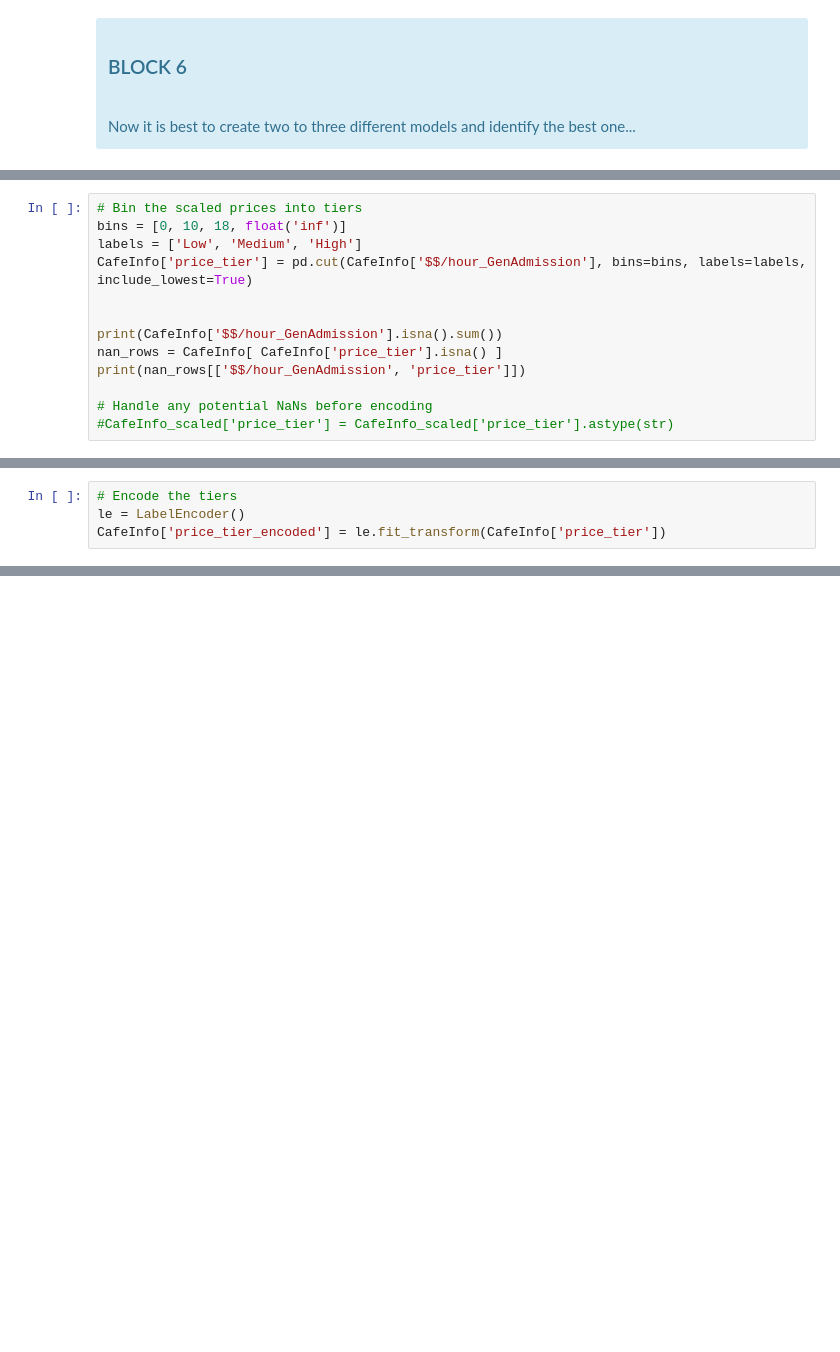
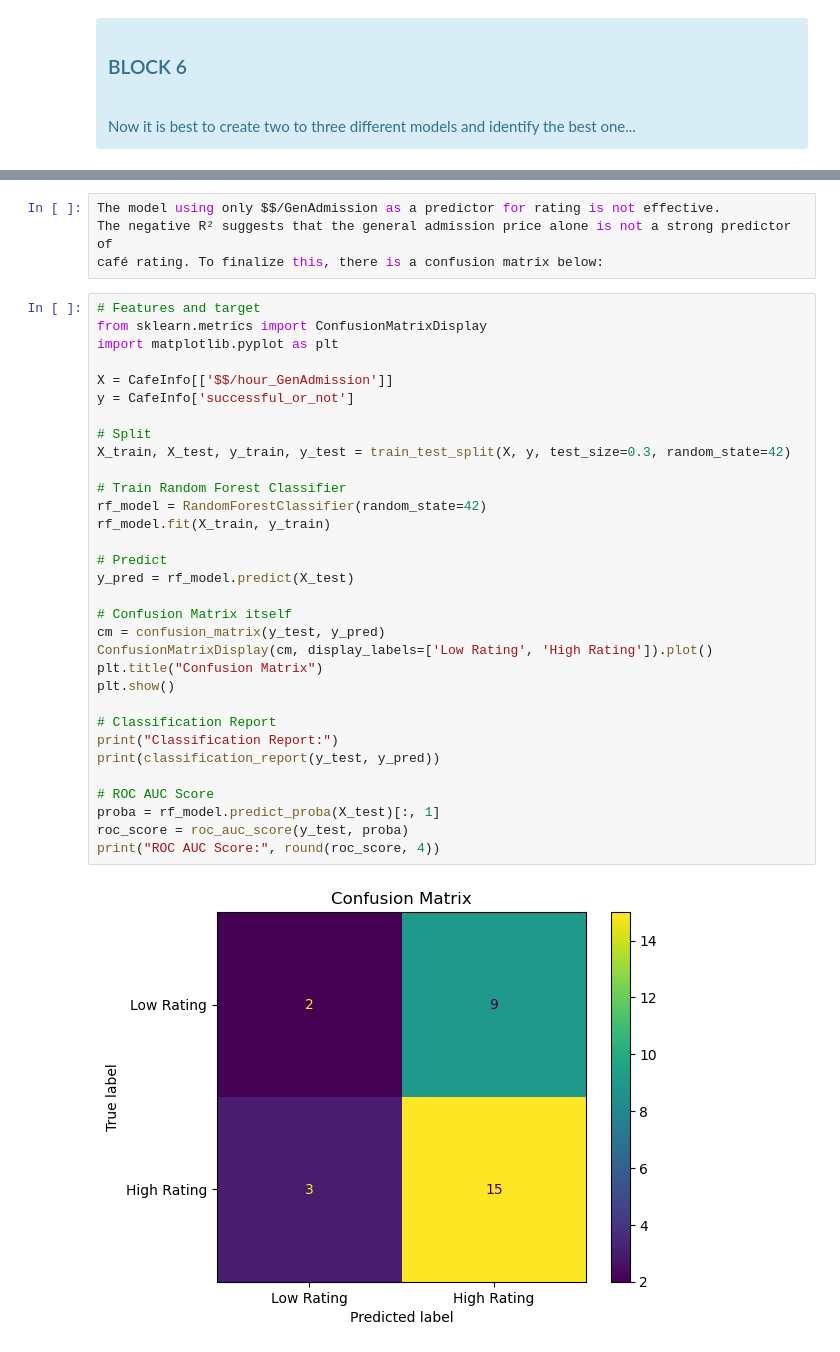
Before and after one commit to ebhatsha/CapstonePortfolio, a Jupyter notebook: CafeSuccessCapstone.ipynb, the cells around one changed output, grey strips where cells are left out. Cells and saved outputs as stored; diff of their text form; blank space fills up the shorter version.

```diff
--- a/CafeSuccessCapstone.ipynb
+++ b/CafeSuccessCapstone.ipynb
@@ -710,14 +858 @@ classifying and evaluating various price tiers.
 </div>
-# %%
-# Bin the scaled prices into tiers
-bins = [0, 10, 18, float('inf')]
-labels = ['Low', 'Medium', 'High']
-CafeInfo['price_tier'] = pd.cut(CafeInfo['$$/hour_GenAdmission'], bins=bins, labels=labels, include_lowest=True)
-
-
-print(CafeInfo['$$/hour_GenAdmission'].isna().sum())
-nan_rows = CafeInfo[ CafeInfo['price_tier'].isna() ]
-print(nan_rows[['$$/hour_GenAdmission', 'price_tier']])
-
-# Handle any potential NaNs before encoding
-#CafeInfo_scaled['price_tier'] = CafeInfo_scaled['price_tier'].astype(str)
@@ -729,4 +858,0 @@ Index: []
-# %%
-# Encode the tiers
-le = LabelEncoder()
-CafeInfo['price_tier_encoded'] = le.fit_transform(CafeInfo['price_tier'])
@@ -769,0 +900,38 @@ weighted avg       0.32      0.37      0.34        19
+# %%
+The model using only $$/GenAdmission as a predictor for rating is not effective.
+The negative R² suggests that the general admission price alone is not a strong predictor of
+café rating. To finalize this, there is a confusion matrix below:
+# %%
+# Features and target
+from sklearn.metrics import ConfusionMatrixDisplay
+import matplotlib.pyplot as plt
+
+X = CafeInfo[['$$/hour_GenAdmission']]
+y = CafeInfo['successful_or_not']
+
+# Split
+X_train, X_test, y_train, y_test = train_test_split(X, y, test_size=0.3, random_state=42)
+
+# Train Random Forest Classifier
+rf_model = RandomForestClassifier(random_state=42)
+rf_model.fit(X_train, y_train)
+
+# Predict
+y_pred = rf_model.predict(X_test)
+
+# Confusion Matrix itself
+cm = confusion_matrix(y_test, y_pred)
+ConfusionMatrixDisplay(cm, display_labels=['Low Rating', 'High Rating']).plot()
+plt.title("Confusion Matrix")
+plt.show()
+
+# Classification Report
+print("Classification Report:")
+print(classification_report(y_test, y_pred))
+
+# ROC AUC Score
+proba = rf_model.predict_proba(X_test)[:, 1]
+roc_score = roc_auc_score(y_test, proba)
+print("ROC AUC Score:", round(roc_score, 4))
+# %% [output]
+[figure, added]
```
Also changed, not shown: parts of 19 cells of this notebook.
